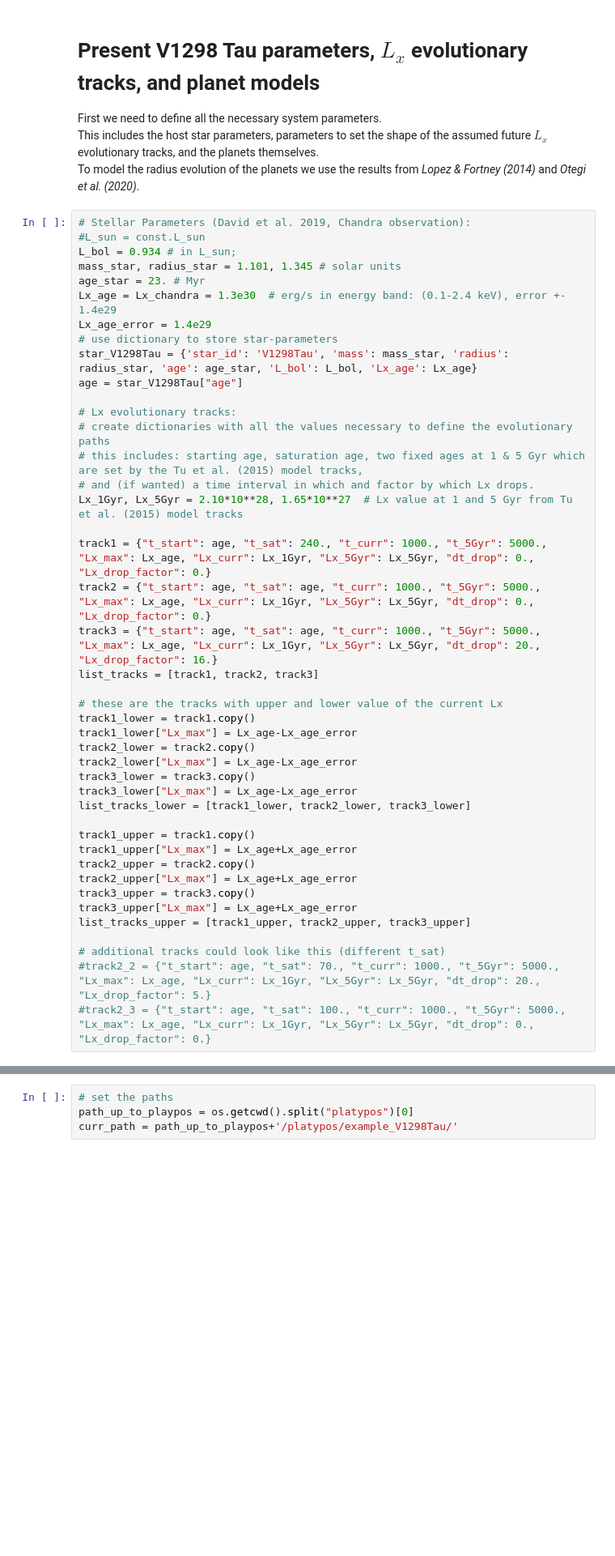
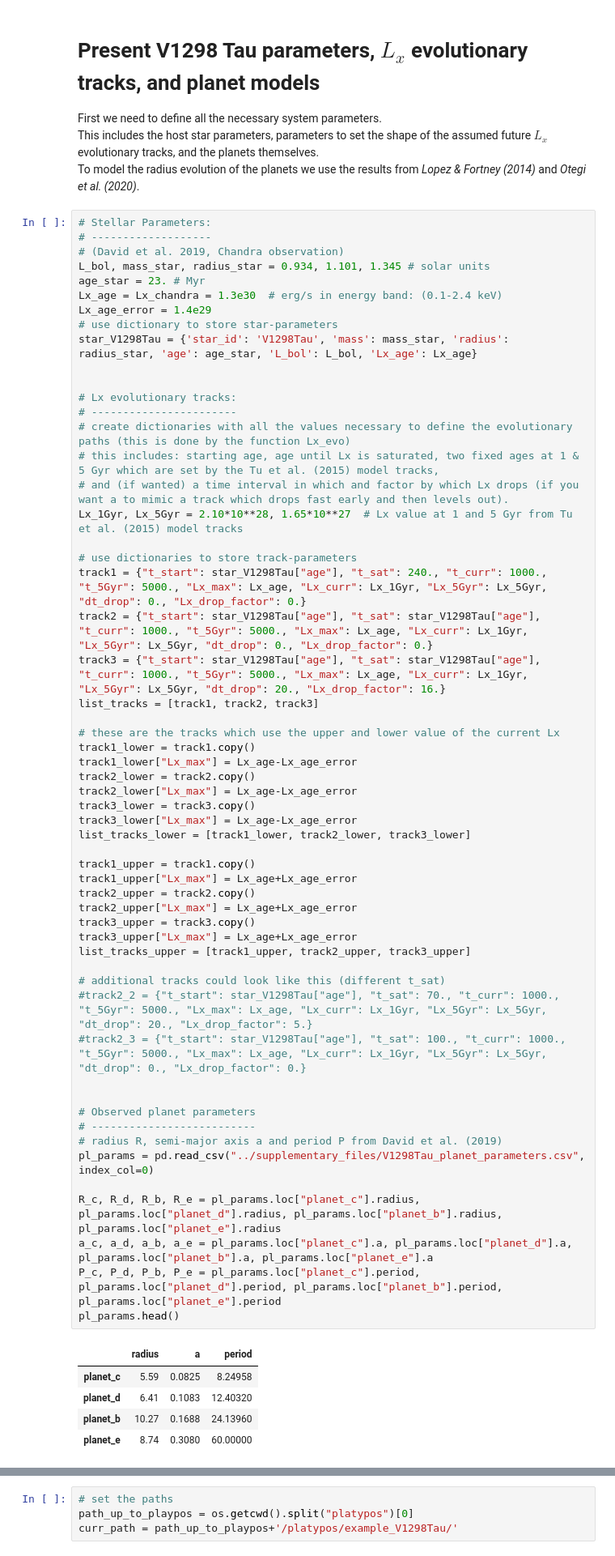
Before and after one commit to lketzer/platypos, a Jupyter notebook: example_V1298Tau/V1298Tau_Paper_Calculations_and_Plots.ipynb, the cells around one changed output, grey strips where cells are left out. Shown at 81% size. Drawn from its saved outputs; the diff is of its cells as text; blank space fills up the shorter version.

```diff
--- a/example_V1298Tau/V1298Tau_Paper_Calculations_and_Plots.ipynb
+++ b/example_V1298Tau/V1298Tau_Paper_Calculations_and_Plots.ipynb
@@ -53,46 +49,65 @@ First we need to define all the necessary system parameters. <br>
 This includes the host star parameters, parameters to set the shape of the assumed future $L_x$ evolutionary tracks, and the planets themselves. <br>
 To model the radius evolution of the planets we use the results from *Lopez & Fortney (2014)* and *Otegi et al. (2020)*.
 # %%
-# Stellar Parameters (David et al. 2019, Chandra observation):
-#L_sun = const.L_sun
-L_bol = 0.934 # in L_sun;
-mass_star, radius_star = 1.101, 1.345 # solar units
+# Stellar Parameters:
+# -------------------
+# (David et al. 2019, Chandra observation)
+L_bol, mass_star, radius_star = 0.934, 1.101, 1.345 # solar units
 age_star = 23. # Myr
-Lx_age = Lx_chandra = 1.3e30  # erg/s in energy band: (0.1-2.4 keV), error +- 1.4e29
+Lx_age = Lx_chandra = 1.3e30  # erg/s in energy band: (0.1-2.4 keV)
 Lx_age_error = 1.4e29
 # use dictionary to store star-parameters
 star_V1298Tau = {'star_id': 'V1298Tau', 'mass': mass_star, 'radius': radius_star, 'age': age_star, 'L_bol': L_bol, 'Lx_age': Lx_age}
-age = star_V1298Tau["age"]
+
 
 # Lx evolutionary tracks:
-# create dictionaries with all the values necessary to define the evolutionary paths
-# this includes: starting age, saturation age, two fixed ages at 1 & 5 Gyr which are set by the Tu et al. (2015) model tracks,
-# and (if wanted) a time interval in which and factor by which Lx drops.
+# -----------------------
+# create dictionaries with all the values necessary to define the evolutionary paths (this is done by the function Lx_evo)
+# this includes: starting age, age until Lx is saturated, two fixed ages at 1 & 5 Gyr which are set by the Tu et al. (2015) model tracks,
+# and (if wanted) a time interval in which and factor by which Lx drops (if you want a to mimic a track which drops fast early and then levels out).
 Lx_1Gyr, Lx_5Gyr = 2.10*10**28, 1.65*10**27  # Lx value at 1 and 5 Gyr from Tu et al. (2015) model tracks
 
-track1 = {"t_start": age, "t_sat": 240., "t_curr": 1000., "t_5Gyr": 5000., "Lx_max": Lx_age, "Lx_curr": Lx_1Gyr, "Lx_5Gyr": Lx_5Gyr, "dt_drop": 0., "Lx_drop_factor": 0.}
-track2 = {"t_start": age, "t_sat": age, "t_curr": 1000., "t_5Gyr": 5000., "Lx_max": Lx_age, "Lx_curr": Lx_1Gyr, "Lx_5Gyr": Lx_5Gyr, "dt_drop": 0., "Lx_drop_factor": 0.}
-track3 = {"t_start": age, "t_sat": age, "t_curr": 1000., "t_5Gyr": 5000., "Lx_max": Lx_age, "Lx_curr": Lx_1Gyr, "Lx_5Gyr": Lx_5Gyr, "dt_drop": 20., "Lx_drop_factor": 16.}
+# use dictionaries to store track-parameters
+track1 = {"t_start": star_V1298Tau["age"], "t_sat": 240., "t_curr": 1000., "t_5Gyr": 5000., "Lx_max": Lx_age, "Lx_curr": Lx_1Gyr, "Lx_5Gyr": Lx_5Gyr, "dt_drop": 0., "Lx_drop_factor": 0.}
+track2 = {"t_start": star_V1298Tau["age"], "t_sat": star_V1298Tau["age"], "t_curr": 1000., "t_5Gyr": 5000., "Lx_max": Lx_age, "Lx_curr": Lx_1Gyr, "Lx_5Gyr": Lx_5Gyr, "dt_drop": 0., "Lx_drop_factor": 0.}
+track3 = {"t_start": star_V1298Tau["age"], "t_sat": star_V1298Tau["age"], "t_curr": 1000., "t_5Gyr": 5000., "Lx_max": Lx_age, "Lx_curr": Lx_1Gyr, "Lx_5Gyr": Lx_5Gyr, "dt_drop": 20., "Lx_drop_factor": 16.}
 list_tracks = [track1, track2, track3]
 
-# these are the tracks with upper and lower value of the current Lx
+# these are the tracks which use the upper and lower value of the current Lx
 track1_lower = track1.copy()
 track1_lower["Lx_max"] = Lx_age-Lx_age_error
 track2_lower = track2.copy()
 track2_lower["Lx_max"] = Lx_age-Lx_age_error
 track3_lower = track3.copy()
 track3_lower["Lx_max"] = Lx_age-Lx_age_error
 list_tracks_lower = [track1_lower, track2_lower, track3_lower]
 
 track1_upper = track1.copy()
 track1_upper["Lx_max"] = Lx_age+Lx_age_error
 track2_upper = track2.copy()
 track2_upper["Lx_max"] = Lx_age+Lx_age_error
 track3_upper = track3.copy()
 track3_upper["Lx_max"] = Lx_age+Lx_age_error
 list_tracks_upper = [track1_upper, track2_upper, track3_upper]
 
 # additional tracks could look like this (different t_sat)
-#track2_2 = {"t_start": age, "t_sat": 70., "t_curr": 1000., "t_5Gyr": 5000., "Lx_max": Lx_age, "Lx_curr": Lx_1Gyr, "Lx_5Gyr": Lx_5Gyr, "dt_drop": 20., "Lx_drop_factor": 5.}
-#track2_3 = {"t_start": age, "t_sat": 100., "t_curr": 1000., "t_5Gyr": 5000., "Lx_max": Lx_age, "Lx_curr": Lx_1Gyr, "Lx_5Gyr": Lx_5Gyr, "dt_drop": 0., "Lx_drop_factor": 0.}
+#track2_2 = {"t_start": star_V1298Tau["age"], "t_sat": 70., "t_curr": 1000., "t_5Gyr": 5000., "Lx_max": Lx_age, "Lx_curr": Lx_1Gyr, "Lx_5Gyr": Lx_5Gyr, "dt_drop": 20., "Lx_drop_factor": 5.}
+#track2_3 = {"t_start": star_V1298Tau["age"], "t_sat": 100., "t_curr": 1000., "t_5Gyr": 5000., "Lx_max": Lx_age, "Lx_curr": Lx_1Gyr, "Lx_5Gyr": Lx_5Gyr, "dt_drop": 0., "Lx_drop_factor": 0.}
+
+
+# Observed planet parameters
+# --------------------------
+# radius R, semi-major axis a and period P from David et al. (2019)
+pl_params = pd.read_csv("../supplementary_files/V1298Tau_planet_parameters.csv", index_col=0)
+
+R_c, R_d, R_b, R_e = pl_params.loc["planet_c"].radius, pl_params.loc["planet_d"].radius, pl_params.loc["planet_b"].radius, pl_params.loc["planet_e"].radius
+a_c, a_d, a_b, a_e = pl_params.loc["planet_c"].a, pl_params.loc["planet_d"].a, pl_params.loc["planet_b"].a, pl_params.loc["planet_e"].a
+P_c, P_d, P_b, P_e = pl_params.loc["planet_c"].period, pl_params.loc["planet_d"].period, pl_params.loc["planet_b"].period, pl_params.loc["planet_e"].period
+pl_params.head()
+# %% [output]
+|  | radius | a | period |
+| planet_c | 5.59 | 0.0825 | 8.24958 |
+| planet_d | 6.41 | 0.1083 | 12.40320 |
+| planet_b | 10.27 | 0.1688 | 24.13960 |
+| planet_e | 8.74 | 0.3080 | 60.00000 |
 # %% [markdown]
```
Also changed, not shown: parts of 14 cells of this notebook, 1 other file.
